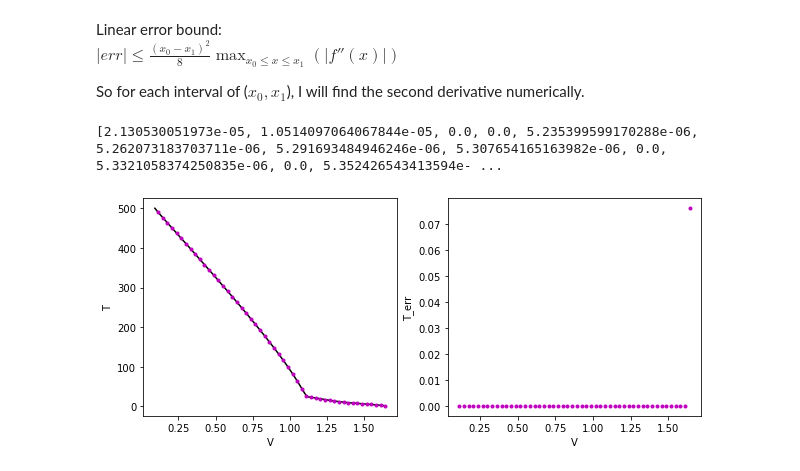
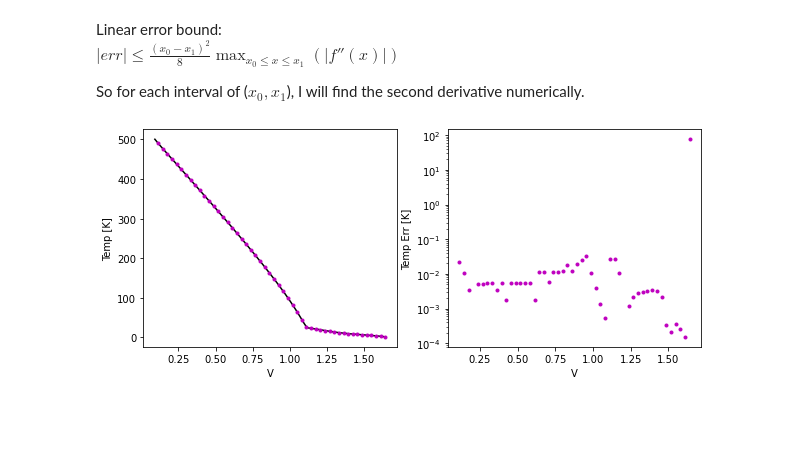
Before and after one commit to eklem1/Phys512_EK, a Jupyter notebook: PS1/PS1_work.ipynb, the cells around one changed output. Cells and saved outputs as stored; diff of their text form; code cells hidden in the pictures; blank space fills up the shorter version.

```diff
--- a/PS1/PS1_work.ipynb
+++ b/PS1/PS1_work.ipynb
@@ -123,6 +114,7 @@ def lin_equ(l1, l2):
 def linearInterp(data, x):
     y_interp = []
     errors = []
+    firstDeriv = data[2] * 1/1000
 
     if isinstance(x, int) or isinstance(x, float):
         x = [x]
@@ -140,59 +132,34 @@ def linearInterp(data, x):
         y_interp.append(f(x[i]))
 
         #get second derivative (this is pretty rough)
-        second_deriv = (1/data[2][myind-1] - 1/data[2][myind])/(data[1][myind-1] - data[1][myind])
+        second_deriv = (1/firstDeriv[myind-1] - 1/firstDeriv[myind])/(data[1][myind-1] - data[1][myind])
+
+        if second_deriv == 0:
+            second_deriv = (1/firstDeriv[myind-2] - 1/firstDeriv[myind+1])/(data[1][myind-2] - data[1][myind+1])
 
         errors.append((data[1][myind] - data[1][myind-1])**2/8 * np.abs(second_deriv))
 
     return y_interp, errors
-
-def linearErr(data, x):
-    errors = []
-
-    if isinstance(x, int) or isinstance(x, float):
-        x = [x]
-
-    for i in range(len(x)):
-
-        #finds right neighbour of x[i] in the data
-        myind=np.argmax(np.where(x[i]<data[1]))
-#         print(x[i], myind)
-
-
-        #get second derivative (this is pretty rough)
-        second_deriv = (1/data[2][myind-1] - 1/data[2][myind])/(data[1][myind-1] - data[1][myind])
-#         print((data[2][myind-1] - data[2][myind]), (data[1][myind-1] - data[1][myind]))
-
-        errors.append((data[1][myind] - data[1][myind-1])**2/8 * np.abs(second_deriv))
-#         print(data[1][myind] - data[1][myind-1], second_deriv)
-
-    return errors
-# %%
-y_interp_err = linearErr(data, x)
-
-print(y_interp_err)
-# %% [output]
-[2.130530051973e-05, 1.0514097064067844e-05, 0.0, 0.0, 5.235399599170288e-06, 5.262073183703711e-06, 5.291693484946246e-06, 5.307654165163982e-06, 0.0, 5.3321058374250835e-06, 0.0, 5.352426543413594e- ...
 # %%
 # x = np.linspace(2, 400, 50)
 x = np.linspace(data[1][-2], data[1][1], 50)
 # print(x)
 
 y_interp, y_interp_err = linearInterp(data, x)
 
 fig, ax = plt.subplots(1, 2, figsize=(10,4))
 ax[0].plot(data[1], data[0], color="black")
 ax[0].plot(x, y_interp, ls = '', marker=".", color="m")
 
 ax[0].set_xlabel('V')
-ax[0].set_ylabel('T')
+ax[0].set_ylabel('Temp [K]')
 
-ax[1].plot(x, y_interp_err, ls = '', marker=".", color="m")
+ax[1].semilogy(x, y_interp_err, ls = '', marker=".", color="m")
 ax[1].set_xlabel('V')
-ax[1].set_ylabel('T_err')
+ax[1].set_ylabel('Temp Err [K]')
 plt.show()
 # %% [output]
-[figure, old version]
+[figure, new version]
 # %%
 #enter your own number:
 
```
Also changed, not shown: parts of 21 cells of this notebook.
